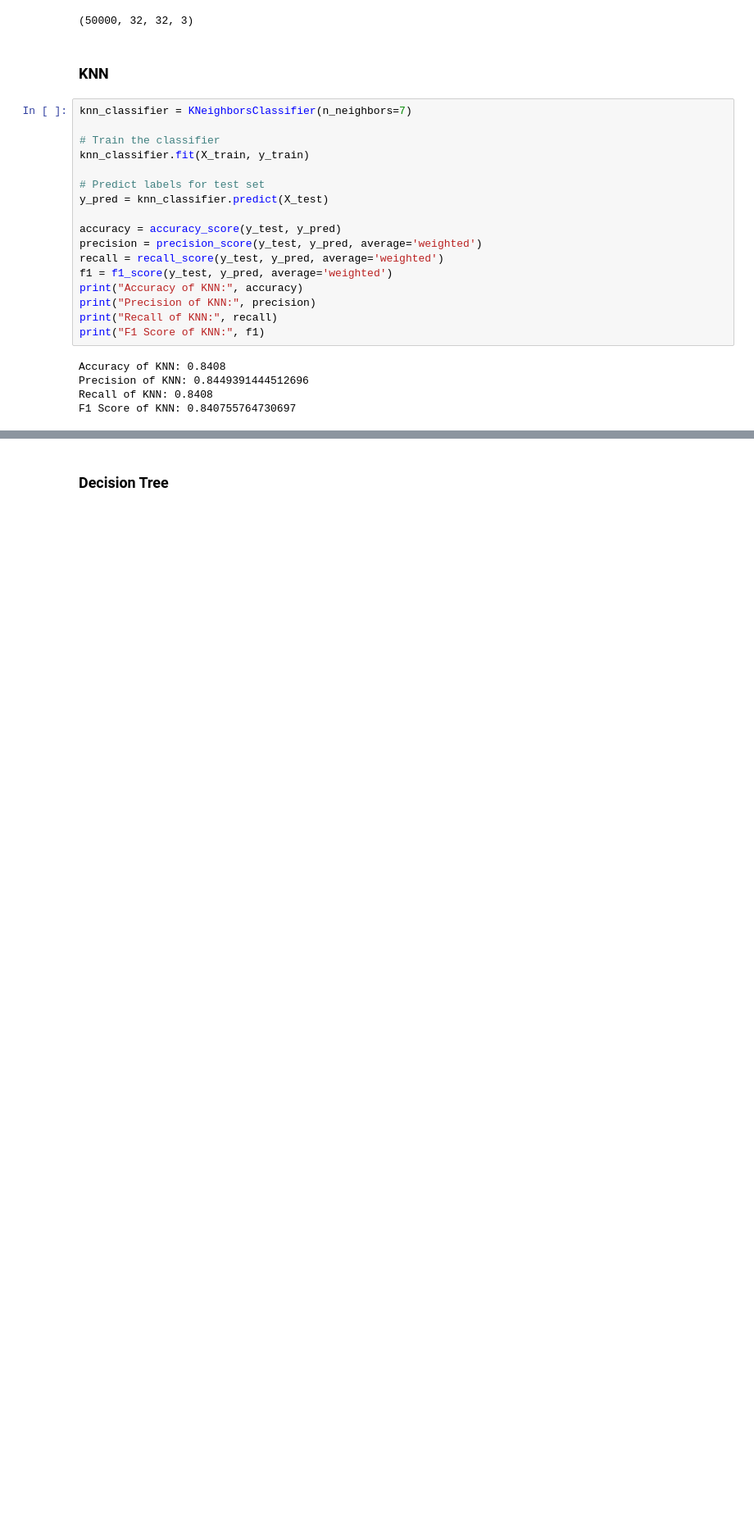
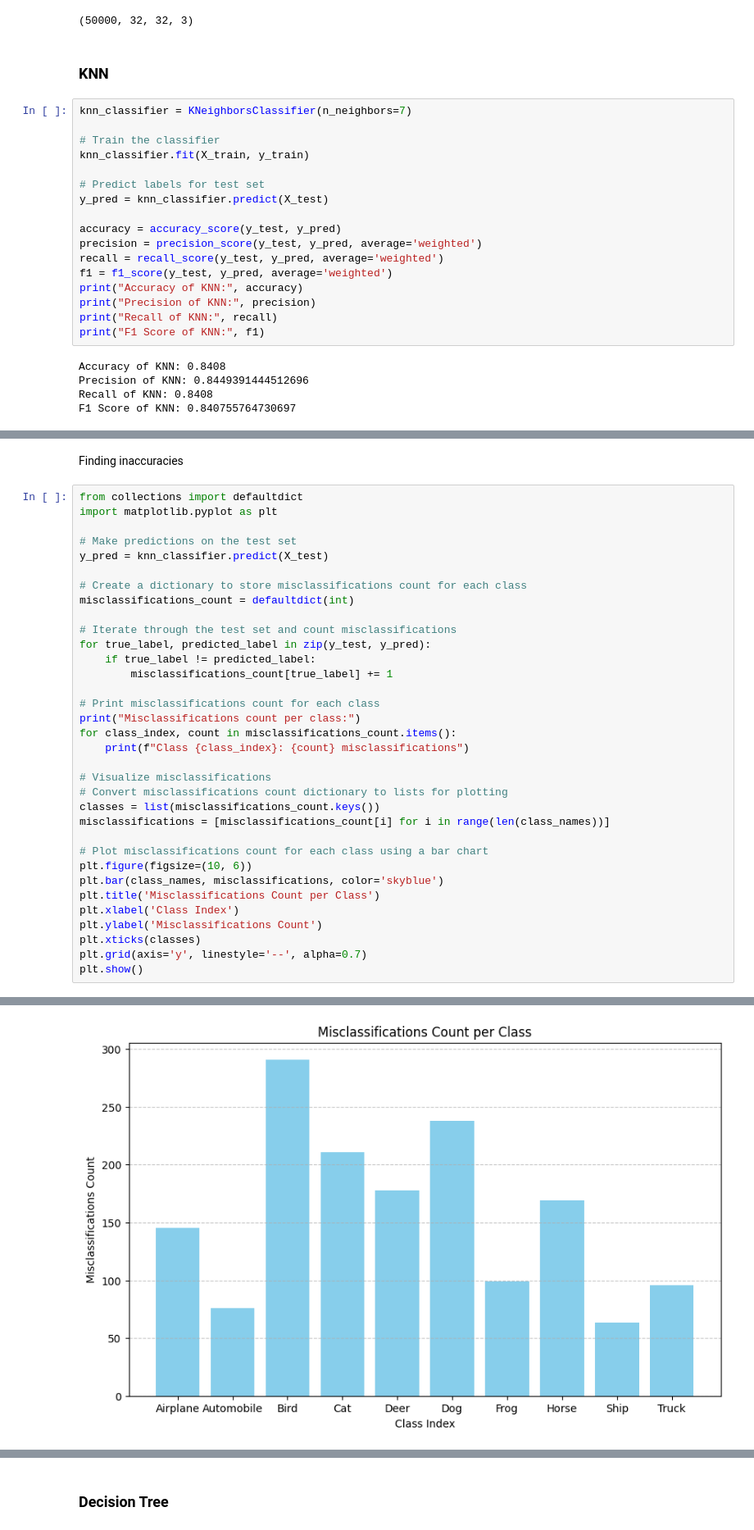
Before and after one commit to b22ee023/prml_object_recognition, a Jupyter notebook: object_recog.ipynb, the cells around one changed output, grey strips where cells are left out. Shown: that part at 82% size. Saved outputs shown, nothing was run; the diff lists cells and outputs as text; blank space fills up the shorter version.

```diff
--- a/object_recog.ipynb
+++ b/object_recog.ipynb
@@ -519,0 +584,37 @@ F1 Score of KNN: 0.840755764730697
+# %% [markdown]
+Finding inaccuracies
+# %%
+from collections import defaultdict
+import matplotlib.pyplot as plt
+
+# Make predictions on the test set
+y_pred = knn_classifier.predict(X_test)
+
+# Create a dictionary to store misclassifications count for each class
+misclassifications_count = defaultdict(int)
+
+# Iterate through the test set and count misclassifications
+for true_label, predicted_label in zip(y_test, y_pred):
+    if true_label != predicted_label:
+        misclassifications_count[true_label] += 1
+
+# Print misclassifications count for each class
+print("Misclassifications count per class:")
+for class_index, count in misclassifications_count.items():
+    print(f"Class {class_index}: {count} misclassifications")
+
+# Visualize misclassifications
+# Convert misclassifications count dictionary to lists for plotting
+classes = list(misclassifications_count.keys())
+misclassifications = [misclassifications_count[i] for i in range(len(class_names))]
+
+# Plot misclassifications count for each class using a bar chart
+plt.figure(figsize=(10, 6))
+plt.bar(class_names, misclassifications, color='skyblue')
+plt.title('Misclassifications Count per Class')
+plt.xlabel('Class Index')
+plt.ylabel('Misclassifications Count')
+plt.xticks(classes)
+plt.grid(axis='y', linestyle='--', alpha=0.7)
+plt.show()
+# %% [output]
@@ -519,0 +632 @@ F1 Score of KNN: 0.840755764730697
+[figure, added]
```
Also changed, not shown: parts of 10 cells of this notebook.
